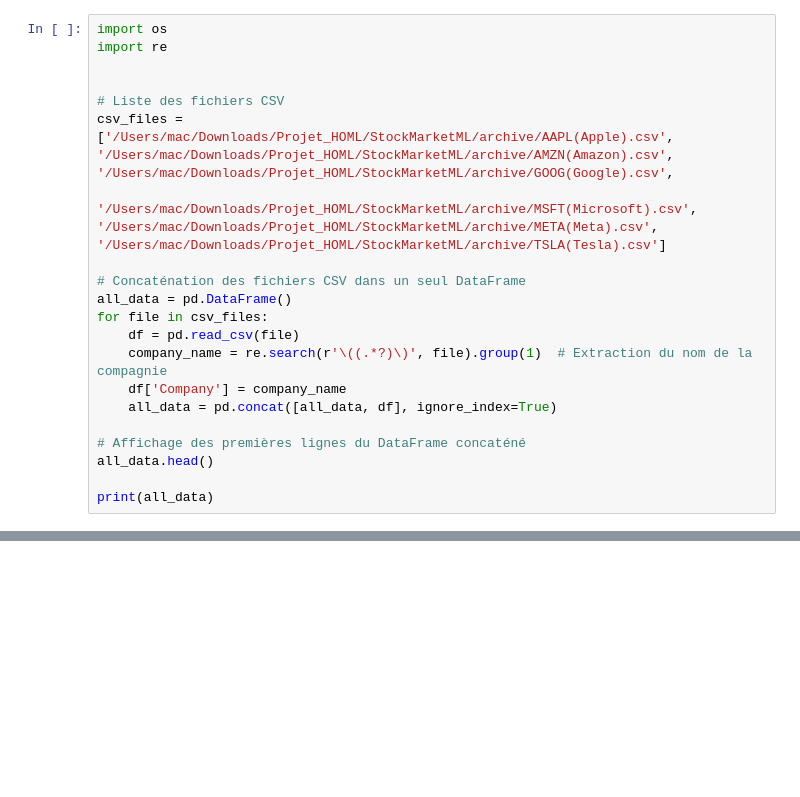
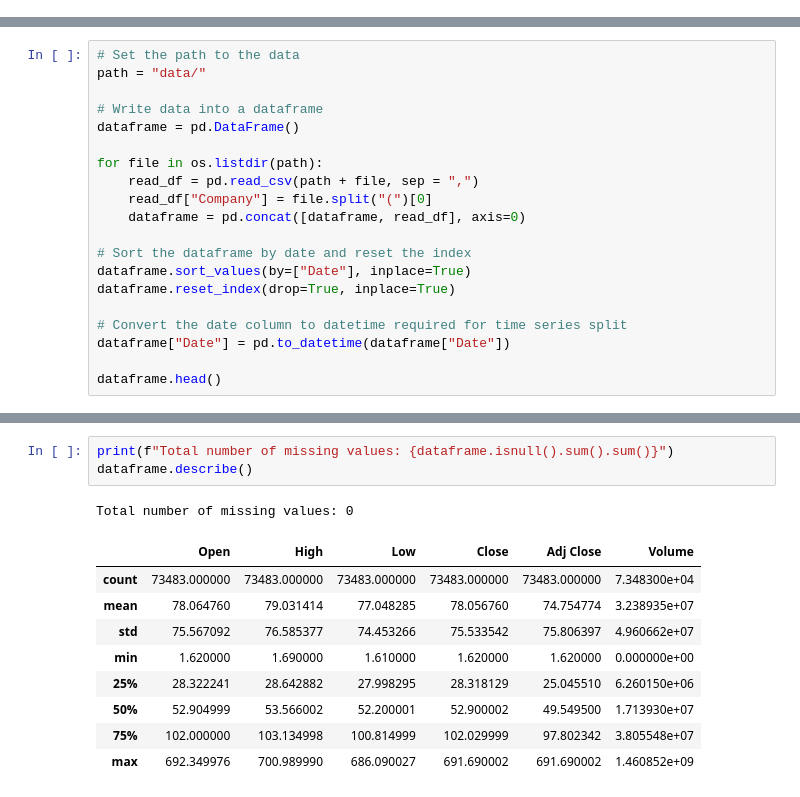
Before and after one commit to B-Manitas/StockMarketML, a Jupyter notebook: main.ipynb, the cells around one changed output, grey strips where cells are left out. Drawn from its saved outputs; the diff is of its cells as text; blank space fills up the shorter version.

```diff
--- a/main.ipynb
+++ b/main.ipynb
@@ -185,21 +0,0 @@ Concaténation des Fichiers CSV
-# %%
-import os
-import re
-
-
-# Liste des fichiers CSV
-csv_files = ['/Users/mac/Downloads/Projet_HOML/StockMarketML/archive/AAPL(Apple).csv', '/Users/mac/Downloads/Projet_HOML/StockMarketML/archive/AMZN(Amazon).csv', '/Users/mac/Downloads/Projet_HOML/StockMarketML/archive/GOOG(Google).csv',
-             '/Users/mac/Downloads/Projet_HOML/StockMarketML/archive/MSFT(Microsoft).csv', '/Users/mac/Downloads/Projet_HOML/StockMarketML/archive/META(Meta).csv', '/Users/mac/Downloads/Projet_HOML/StockMarketML/archive/TSLA(Tesla).csv']
-
-# Concaténation des fichiers CSV dans un seul DataFrame
-all_data = pd.DataFrame()
-for file in csv_files:
-    df = pd.read_csv(file)
-    company_name = re.search(r'\((.*?)\)', file).group(1)  # Extraction du nom de la compagnie
-    df['Company'] = company_name
-    all_data = pd.concat([all_data, df], ignore_index=True)
-
-# Affichage des premières lignes du DataFrame concaténé
-all_data.head()
-
-print(all_data)
@@ -325,0 +15,20 @@ Ensemble de test: (183, 4)
+# %%
+# Set the path to the data
+path = "data/"
+
+# Write data into a dataframe
+dataframe = pd.DataFrame()
+
+for file in os.listdir(path):
+    read_df = pd.read_csv(path + file, sep = ",")
+    read_df["Company"] = file.split("(")[0]
+    dataframe = pd.concat([dataframe, read_df], axis=0)
+
+# Sort the dataframe by date and reset the index
+dataframe.sort_values(by=["Date"], inplace=True)
+dataframe.reset_index(drop=True, inplace=True)
+
+# Convert the date column to datetime required for time series split
+dataframe["Date"] = pd.to_datetime(dataframe["Date"])
+
+dataframe.head()
@@ -325,0 +42,14 @@ Ensemble de test: (183, 4)
+# %%
+print(f"Total number of missing values: {dataframe.isnull().sum().sum()}")
+dataframe.describe()
+# %% [output]
+Total number of missing values: 0
+|  | Open | High | Low | Close | Adj Close | Volume |
+| count | 73483.000000 | 73483.000000 | 73483.000000 | 73483.000000 | 73483.000000 | 7.348300e+04 |
+| mean | 78.064760 | 79.031414 | 77.048285 | 78.056760 | 74.754774 | 3.238935e+07 |
+| std | 75.567092 | 76.585377 | 74.453266 | 75.533542 | 75.806397 | 4.960662e+07 |
+| min | 1.620000 | 1.690000 | 1.610000 | 1.620000 | 1.620000 | 0.000000e+00 |
+| 25% | 28.322241 | 28.642882 | 27.998295 | 28.318129 | 25.045510 | 6.260150e+06 |
+| 50% | 52.904999 | 53.566002 | 52.200001 | 52.900002 | 49.549500 | 1.713930e+07 |
+| 75% | 102.000000 | 103.134998 | 100.814999 | 102.029999 | 97.802342 | 3.805548e+07 |
+| max | 692.349976 | 700.989990 | 686.090027 | 691.690002 | 691.690002 | 1.460852e+09 |
```
Also changed, not shown: parts of 23 cells of this notebook.
